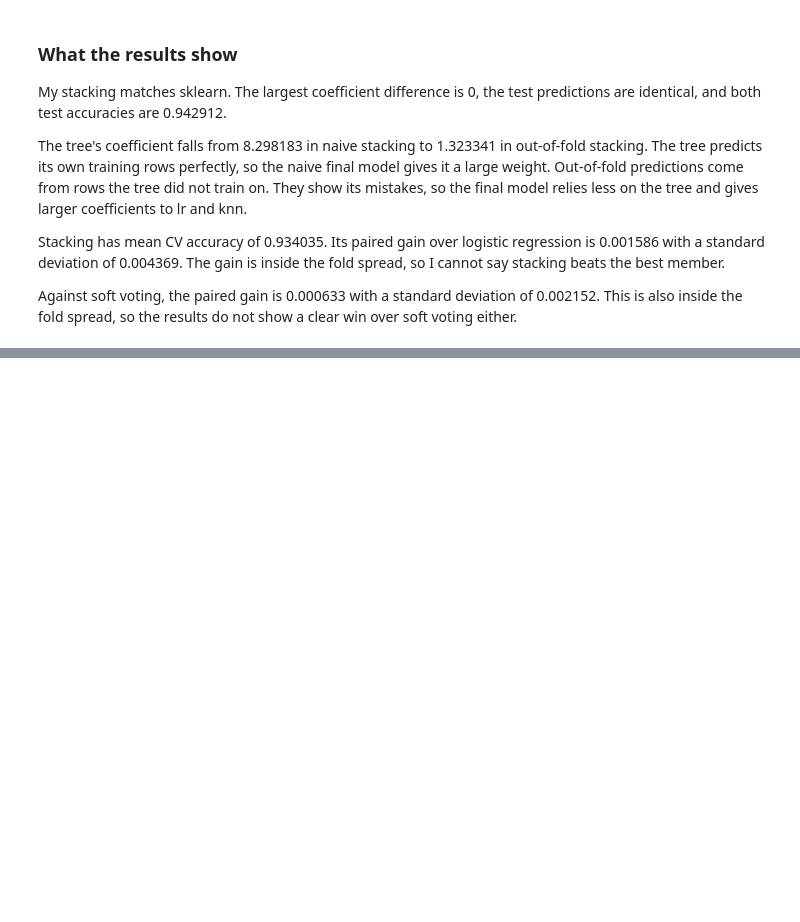
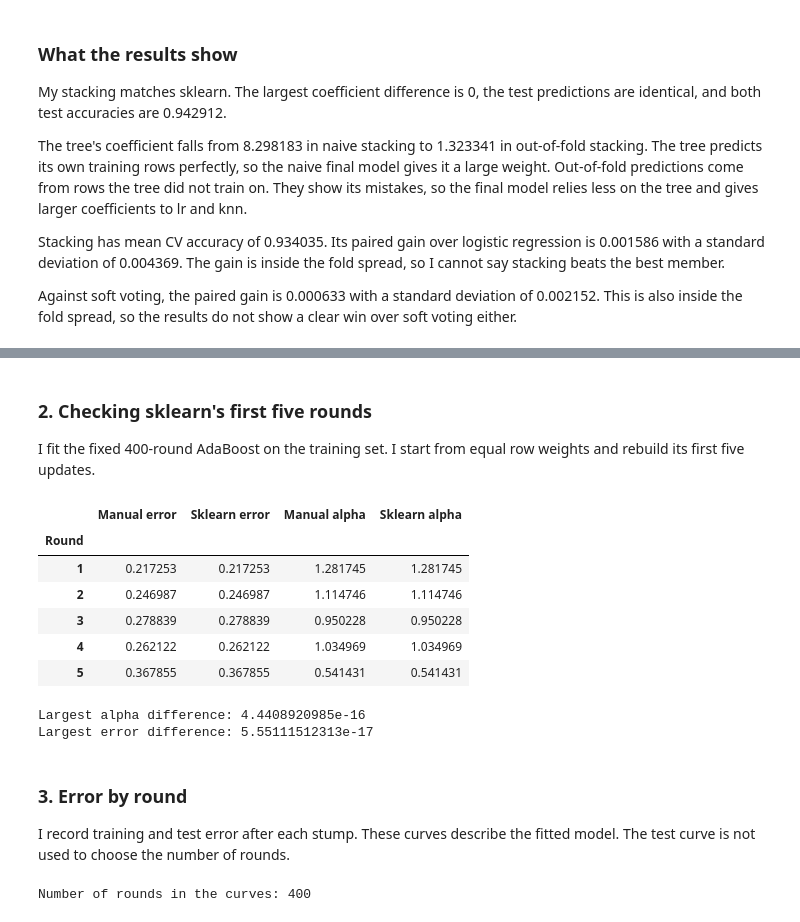
Before and after one commit to ZhalgasB/task-04-ML-course, a Jupyter notebook: bissenbai_task4.ipynb, the cells around one changed output, grey strips where cells are left out. Drawn from its saved outputs; the diff is of its cells as text; code cells hidden in the pictures; blank space fills up the shorter version.

```diff
--- a/bissenbai_task4.ipynb
+++ b/bissenbai_task4.ipynb
@@ -708,0 +772,21 @@ Against soft voting, the paired gain is 0.000633 with a standard deviation of 0.
+# %%
+x = np.arange(1, 11)
+y_toy = np.array([1, 1, 1, 0, 0, 0, 1, 1, 1, 0])
+stump_1 = np.where(x <= 3.5, 1, 0)
+stump_2 = np.where(x <= 9.5, 1, 0)
+stump_3 = np.where(x <= 6.5, 0, 1)
+
+toy_weights = np.full(10, 0.1)
+toy_errors = []
+toy_alphas = []
+for round_number, predictions in enumerate([stump_1, stump_2, stump_3], start=1):
+    error = toy_weights[predictions != y_toy].sum() / toy_weights.sum()
+    alpha, toy_weights = adaboost_step(y_toy, predictions, toy_weights)
+    toy_errors.append(error)
+    toy_alphas.append(alpha)
+    print(f"Round {round_number}: error = {error:.6f}, alpha = {alpha:.6f}")
+    print("New weights:", np.round(toy_weights, 6))
+
+# Exact values for this three-stump example.
+assert np.allclose(toy_errors, [3/10, 3/14, 2/11])
+assert np.allclose(toy_alphas, np.log([7/3, 11/3, 9/2]))
@@ -708,0 +803,49 @@ Against soft voting, the paired gain is 0.000633 with a standard deviation of 0.
+# %% [markdown]
+### 2. Checking sklearn's first five rounds
+
+I fit the fixed 400-round AdaBoost on the training set.
+I start from equal row weights and rebuild its first five updates.
+# %%
+ada.fit(X_train, y_train)
+
+check_weights = np.full(len(y_train), 1 / len(y_train))
+ada_check_rows = []
+for t in range(5):
+    predictions = ada.estimators_[t].predict(X_train)
+    error = check_weights[predictions != y_train].sum() / check_weights.sum()
+    alpha, check_weights = adaboost_step(y_train, predictions, check_weights)
+    ada_check_rows.append([
+        t + 1, error, ada.estimator_errors_[t], alpha, ada.estimator_weights_[t]
+    ])
+
+ada_check_table = pd.DataFrame(ada_check_rows, columns=[
+    "Round", "Manual error", "Sklearn error", "Manual alpha", "Sklearn alpha"
+]).set_index("Round")
+display(ada_check_table.round(9))
+
+alpha_gap = np.max(np.abs(ada_check_table["Manual alpha"] - ada_check_table["Sklearn alpha"]))
+error_gap = np.max(np.abs(ada_check_table["Manual error"] - ada_check_table["Sklearn error"]))
+print(f"Largest alpha difference: {alpha_gap:.12g}")
+print(f"Largest error difference: {error_gap:.12g}")
+# %% [output]
+|  | Manual error | Sklearn error | Manual alpha | Sklearn alpha |
+| Round |  |  |  |  |
+| 1 | 0.217253 | 0.217253 | 1.281745 | 1.281745 |
+| 2 | 0.246987 | 0.246987 | 1.114746 | 1.114746 |
+| 3 | 0.278839 | 0.278839 | 0.950228 | 0.950228 |
+| 4 | 0.262122 | 0.262122 | 1.034969 | 1.034969 |
+| 5 | 0.367855 | 0.367855 | 0.541431 | 0.541431 |
+Largest alpha difference: 4.4408920985e-16
+Largest error difference: 5.55111512313e-17
+# %% [markdown]
+### 3. Error by round
+
+I record training and test error after each stump.
+These curves describe the fitted model. The test curve is not used to choose the number of rounds.
+# %%
+ada_train_errors = 1 - np.array(list(ada.staged_score(X_train, y_train)))
+ada_test_errors = 1 - np.array(list(ada.staged_score(X_test, y_test)))
+rounds = np.arange(1, len(ada_train_errors) + 1)
+print("Number of rounds in the curves:", len(rounds))
+# %% [output]
+Number of rounds in the curves: 400
```
Also changed, not shown: parts of 16 cells of this notebook.
